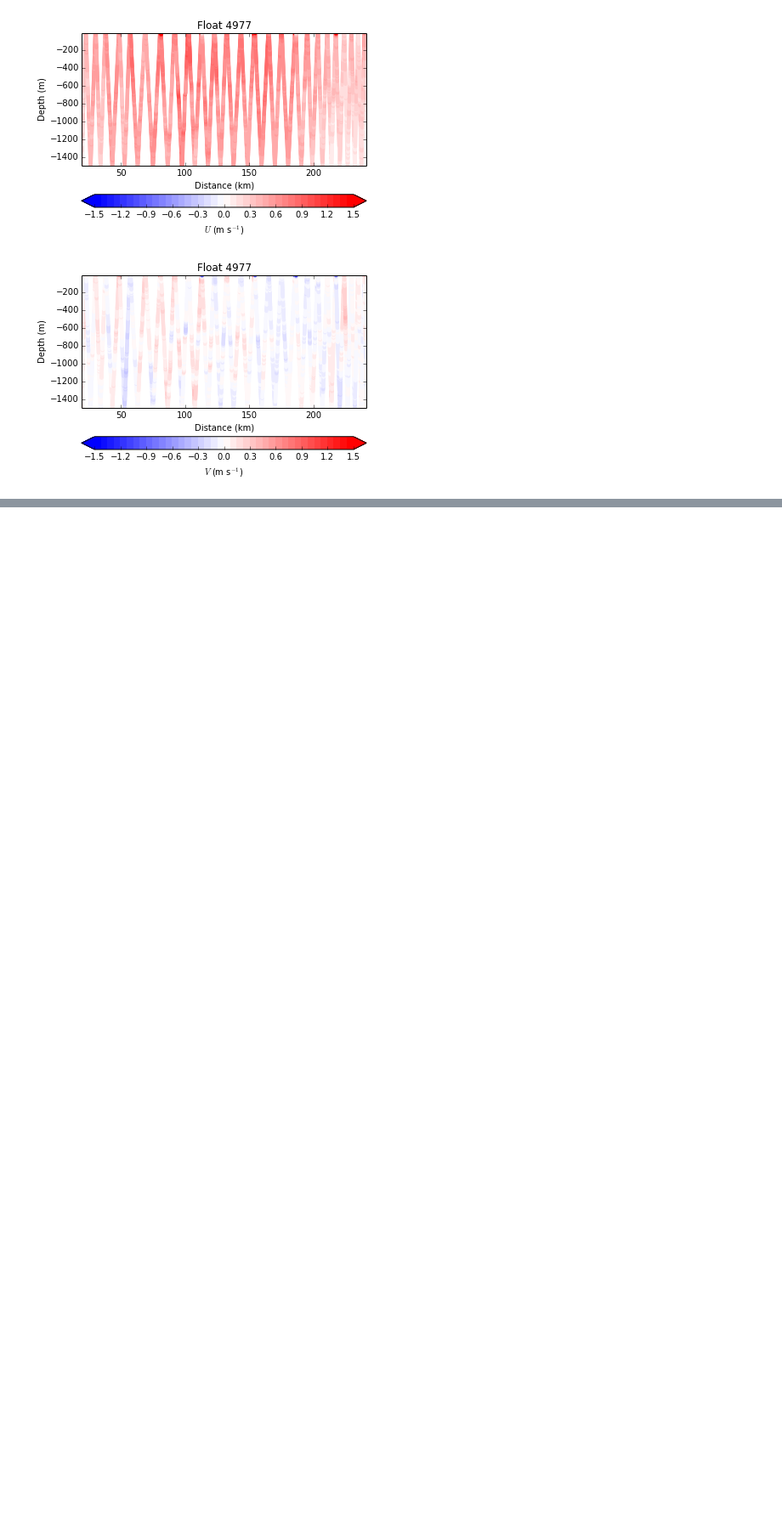
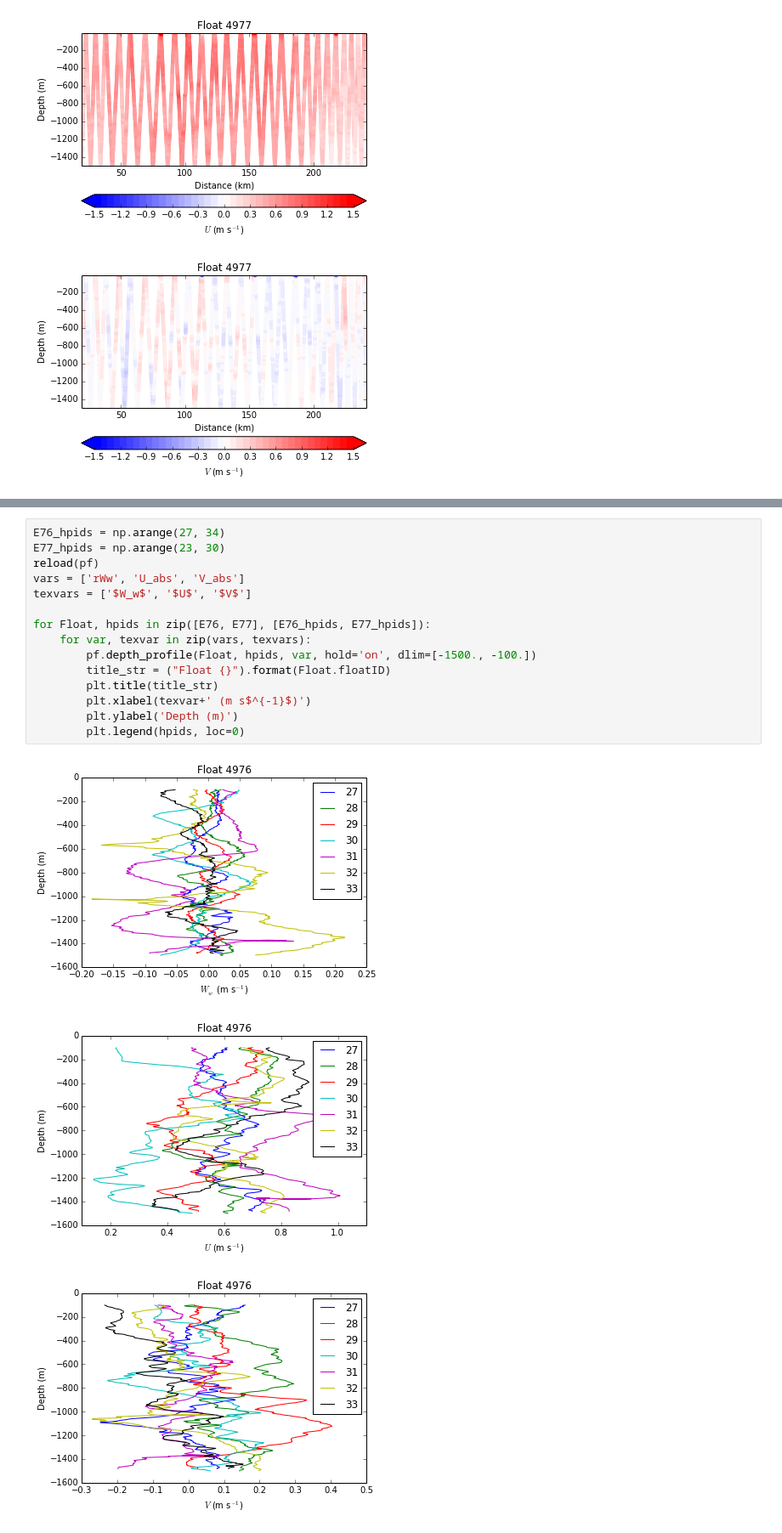
Before and after one commit to jessecusack/DIMES_lee_wave_analysis, a Jupyter notebook: python/Large_wave_analysis.ipynb, the cells around one changed output, grey strips where cells are left out. Shown at 85% size. Cells and saved outputs as stored; diff of their text form; blank space fills up the shorter version.

```diff
--- a/python/Large_wave_analysis.ipynb
+++ b/python/Large_wave_analysis.ipynb
@@ -170,0 +171,19 @@ First ...
+# %%
+E76_hpids = np.arange(27, 34)
+E77_hpids = np.arange(23, 30)
+reload(pf)
+vars = ['rWw', 'U_abs', 'V_abs']
+texvars = ['$W_w$', '$U$', '$V$']
+
+for Float, hpids in zip([E76, E77], [E76_hpids, E77_hpids]):
+    for var, texvar in zip(vars, texvars):
+        pf.depth_profile(Float, hpids, var, hold='on', dlim=[-1500., -100.])
+        title_str = ("Float {}").format(Float.floatID)
+        plt.title(title_str)
+        plt.xlabel(texvar+' (m s$^{-1}$)')
+        plt.ylabel('Depth (m)')
+        plt.legend(hpids, loc=0)
+# %% [output]
+[figure, added]
+[figure, added]
+[figure, added]
```
Also changed, not shown: parts of 3 cells of this notebook.
